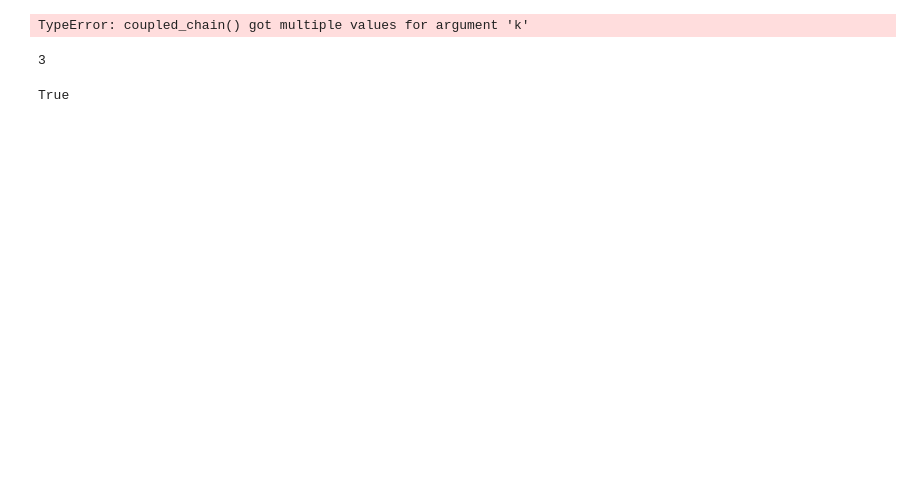
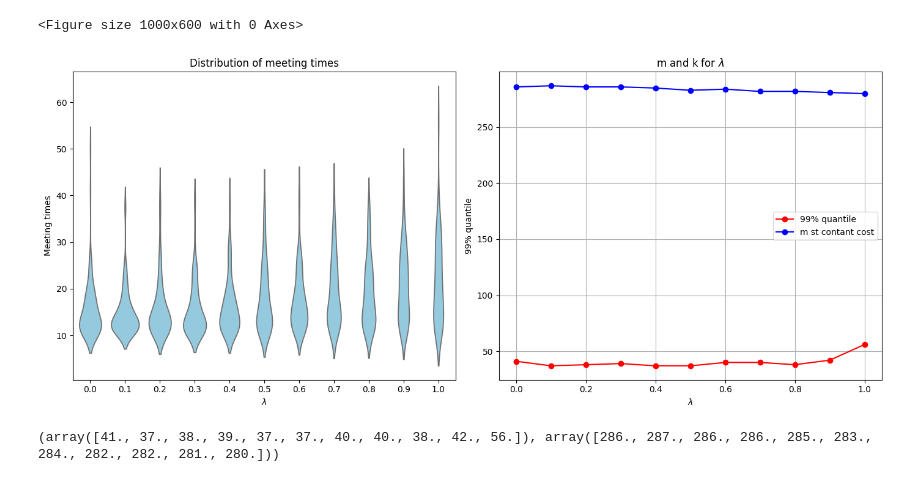
Before and after one commit to MohamedKeteb/constantpathsampling, a Jupyter notebook: normal_exp.ipynb, the cells around one changed output. Cells and saved outputs as stored; diff of their text form; code cells hidden in the pictures; blank space fills up the shorter version.

```diff
--- a/normal_exp.ipynb
+++ b/normal_exp.ipynb
@@ -4,5 +4,3 @@ from src import *
 lambda_grid = np.arange(0, 11) / 10  # 0, 0.1, ..., 1.0
 nrep = 100
 sigmaq = 1
-# %%
-simulate_meeting_times(lambda_grid, nrep, sigmaq)
@@ -43,22 +7,7 @@ error: m must be <= maxiter
-# %%
-lam = lambda_grid[5]  # lambda = 0.5
-log_target = lambda x: log_target_path(x, path=lam)
-ri = lambda: initial_distribution(log_target, mean_init=-1, sigma_init=2.0)
-sk = lambda x, f: MH_kernel(x, f, sigma_proposal=sigmaq, log_target=log_target)
-ck = lambda x1, x2, f1, f2: MH_coupled_kernel(x1, x2, f1, f2, sigma_proposal=sigmaq, log_target=log_target)
-
-        # réplications
-meetings = []
-h_list = [lambda x: x]  # h(x) = x
-
-uestimator
-# %% [output]
-TypeError: coupled_chain() got multiple values for argument 'k'
-# %%
-coupled_chain(sk, ck, ri, k=7, lag=2)['iteration']
-# %% [output]
-3
-# %%
-coupled_chain(sk, ck, ri, k=0, lag=1)['finished']
-# %% [output]
-True
+# %%
+simu = tune_km(k=0, m=1, lag=10, lambda_grid=lambda_grid, nrep=nrep, sigmaq=sigmaq)
+print(simu)
+# %% [output]
+<Figure size 1000x600 with 0 Axes>
+[figure, added]
+(array([41., 37., 38., 39., 37., 37., 40., 40., 38., 42., 56.]), array([286., 287., 286., 286., 285., 283., 284., 282., 282., 281., 280.]))
```
Also changed, not shown: parts of 1 cell of this notebook, 1 other file.
